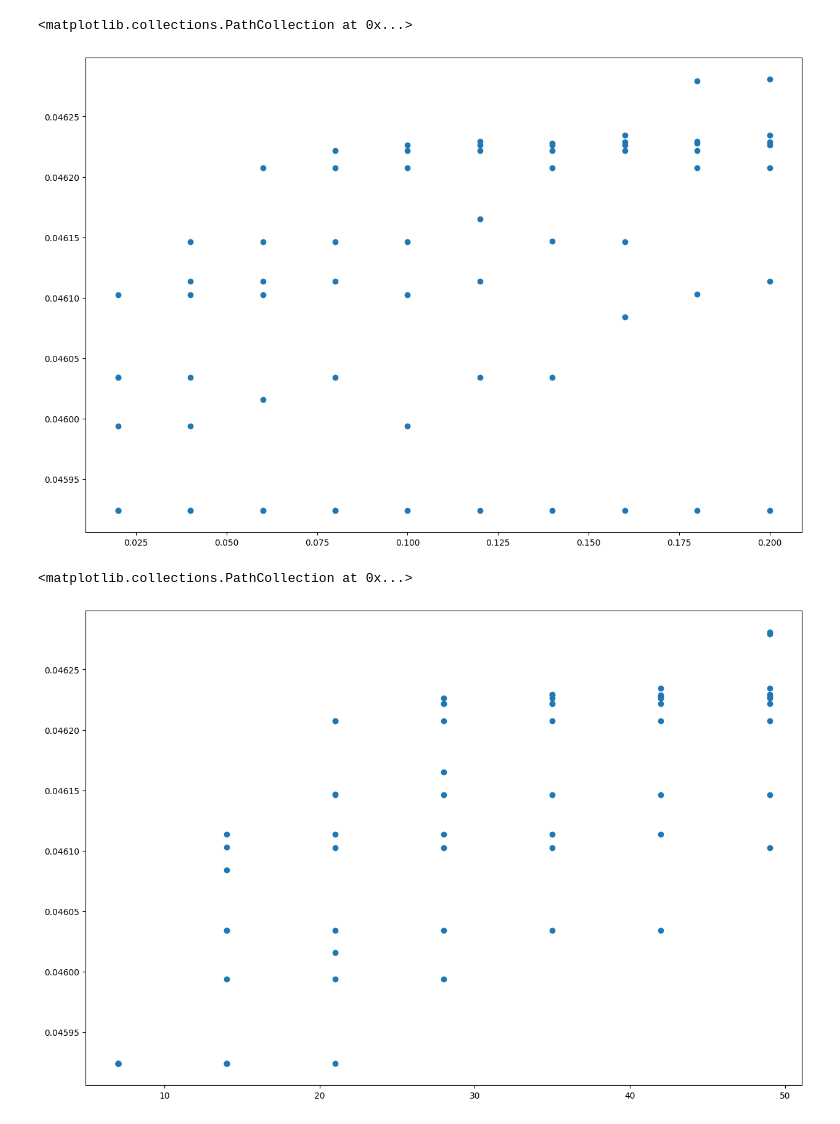
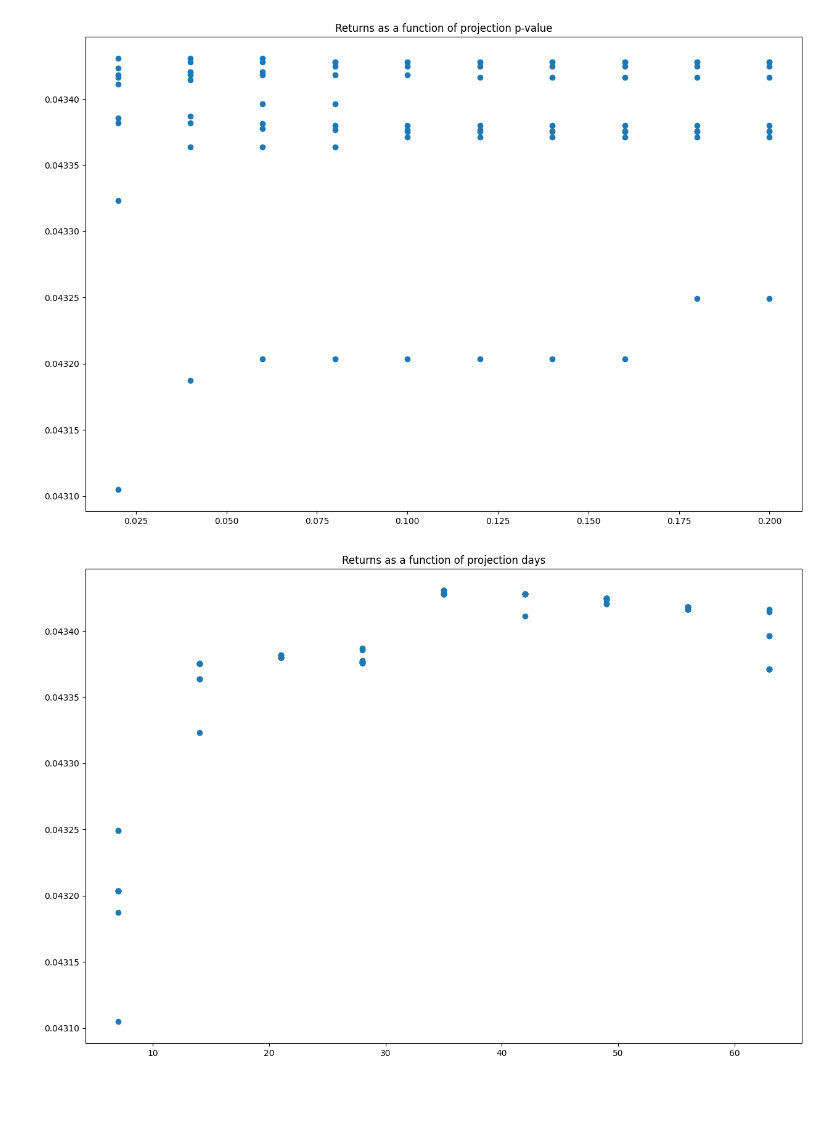
Before and after one commit to PabloBaiocchi/liquidityPoolStrategy, a Jupyter notebook: notebooks/simulation_result_analysis.ipynb, the cells around one changed output. Cells and saved outputs as stored; diff of their text form; code cells hidden in the pictures; blank space fills up the shorter version.

```diff
--- a/notebooks/simulation_result_analysis.ipynb
+++ b/notebooks/simulation_result_analysis.ipynb
@@ -4,7 +7,7 @@ import pandas as pd
 import matplotlib.pyplot as plt
 plt.rcParams["figure.figsize"] = (15,10)
 # %%
-data=pd.read_csv('simulation_results.csv',parse_dates=['date'])
+data=pd.read_csv('../data/simulation_results',parse_dates=['date'])
 # %%
 data
 # %% [output]
@@ -32,7 +35,7 @@ def reinvestment_count(df):
 def processResults(df):
     return pd.Series([annualized_return(df),reinvestment_count(df)],index=['annualized_return','reinvestment_count'])
 # %%
-result_df=data.groupby(['p_value','day_projection']).apply(processResults).reset_index()
+result_df=data.groupby(['projection_p_value','day_projection']).apply(processResults).reset_index()
 # %%
 result_df.sort_values('annualized_return',ascending=False)
 # %% [output]
@@ -52,12 +75,12 @@ result_df.sort_values('annualized_return',ascending=False)
 # %%
-plt.scatter(result_df.p_value,result_df.annualized_return)
+plt.scatter(result_df.projection_p_value,result_df.annualized_return)
+_=plt.title('Returns as a function of projection p-value')
 # %% [output]
-<matplotlib.collections.PathCollection at 0x...>
-[figure, old version]
+[figure, new version]
 # %%
 plt.scatter(result_df.day_projection,result_df.annualized_return)
+_=plt.title('Returns as a function of projection days')
 # %% [output]
-<matplotlib.collections.PathCollection at 0x...>
-[figure, old version]
+[figure, new version]
 # %%
 plt.scatter(result_df.reinvestment_count,result_df.annualized_return)
```
Also changed, not shown: parts of 10 cells of this notebook, 6 other files.
